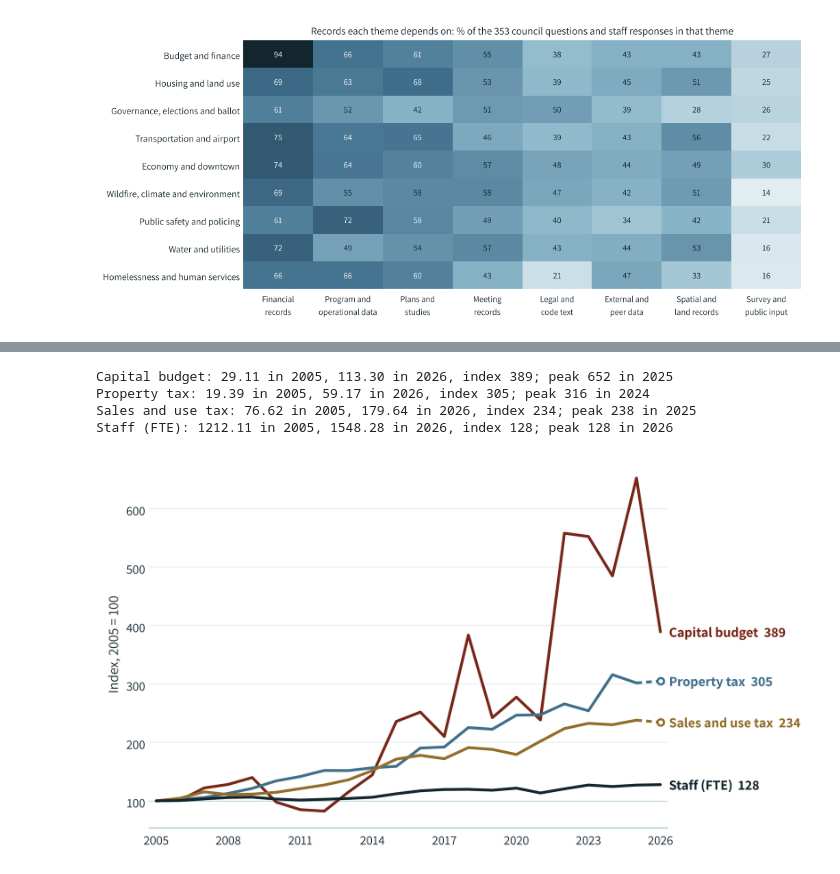
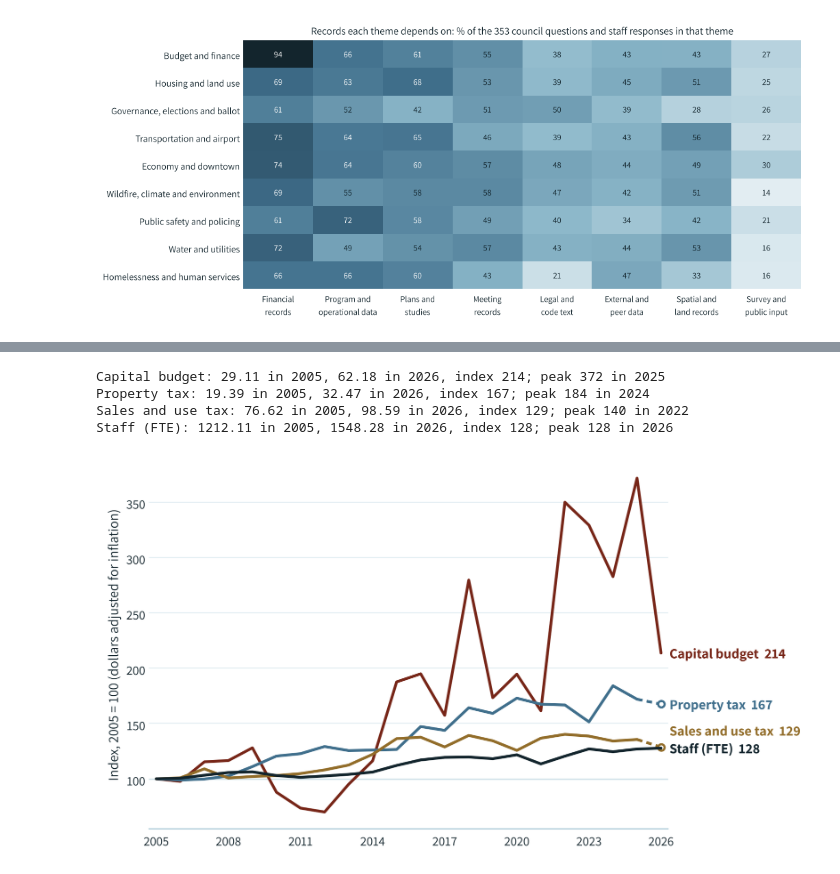
Before and after one commit to CUPIDS-Lab/city-of-boulder, a Jupyter notebook: 2026-10-21-ett/code/long-data-analysis.ipynb, the cells around one changed output, grey strips where cells are left out. Cells and saved outputs as stored; diff of their text form; code cells hidden in the pictures.

```diff
--- a/2026-10-21-ett/code/long-data-analysis.ipynb
+++ b/2026-10-21-ett/code/long-data-analysis.ipynb
@@ -383,0 +386,22 @@ So 2005 is the base year, the first with all four series, and each series is div
+# %%
+CPI_FILE = Path("denver-cpi.csv")
+if PULL_LIVE:
+    request = urllib.request.Request("https://download.bls.gov/pub/time.series/cu/cu.data.1.AllItems",
+                                     headers={"User-Agent": "WebDataScience/1.0 (brian.keegan@colorado.edu)"})
+    rows = [line.split("\t") for line in urllib.request.urlopen(request, timeout=300).read().decode().splitlines()[1:]]
+    # Keep the two Denver series; BLS writes "-" for a value it hasn't published
+    denver = [r for r in rows if r[0].strip() in ("CUUSS48BSA0", "CUURS48BSA0") and r[3].strip() != "-"]
+    bls = pd.DataFrame([[r[0].strip(), int(r[1]), r[2].strip(), float(r[3])] for r in denver], columns=["series", "year", "period", "value"])
+    # Annual averages from the semiannual series, which covers every year
+    annual = bls[(bls.series == "CUUSS48BSA0") & (bls.period == "S03")].set_index("year").value
+    # The latest year, which has no annual average yet: the mean of its bimonthly readings so far
+    bimonthly = bls[(bls.series == "CUURS48BSA0") & bls.period.str.match(r"M(0[1-9]|1[0-2])")]
+    for year, readings in bimonthly.groupby("year"):
+        if year > annual.index.max():
+            annual.loc[year] = readings.value.mean()
+            print(f"{year}: mean of {len(readings)} bimonthly readings so far ({', '.join(readings.period)})")
+    cpi = annual.sort_index().rename("cpi")
+    cpi.to_frame().to_csv(CPI_FILE)
+else:
+    cpi = pd.read_csv(CPI_FILE, index_col="year").cpi
+print(cpi.loc[2005:].round(3).to_string())
@@ -389,40 +431,49 @@ SERIES = [("budget_capital", "Capital budget", RED_ROCKS_RUST), ("property_tax_r
           ("salesuse_total", "Sales and use tax", BUFFALO_BRONZE), ("staffing_fte", "Staff (FTE)", WINTER_NIGHT)]
 
 wide = pd.read_csv(BUDGET_CSV).set_index("year").loc[BASE_YEAR:LAST_YEAR]
+ends = []  # each line's last value, label, and color, labeled after all lines are drawn
 fig, ax = plt.subplots(figsize=(9.6, 5.4), dpi=200, facecolor="white")
 for column, label_text, color in SERIES:
     values = wide[column]
     assert values.notna().all(), f"{column} has a gap between {BASE_YEAR} and {LAST_YEAR}"
+    if column != "staffing_fte":
+        values = values * cpi.loc[BASE_YEAR] / cpi.loc[values.index]  # constant 2005 dollars
     index = values / values.loc[BASE_YEAR] * 100
     # Years that are collections draw solid; a final budget year draws dashed, with an open marker
     basis = wide[column + "_basis"]
     closed = basis == "actual" if (basis == "actual").any() else basis.notna()
     ax.plot(index.index[closed], index[closed], color=color, linewidth=2.6, solid_capstyle="round")
     if not closed.all():
         start = index.index[closed][-1]
         ax.plot(index.loc[start:].index, index.loc[start:], color=color, linewidth=2.6, linestyle=(0, (2, 1.5)))
         ax.plot(index.index[~closed], index[~closed], "o", color=color, markerfacecolor="white", markersize=6, markeredgewidth=2)
-    ax.annotate(f"{label_text}  {index.iloc[-1]:.0f}", (index.index[-1], index.iloc[-1]), xytext=(8, 0),
-                textcoords="offset points", va="center", fontsize=13, color=color, fontweight="bold")
+    ends.append((index.iloc[-1], f"{label_text}  {index.iloc[-1]:.0f}", color))
     print(f"{label_text}: {values.loc[BASE_YEAR]:.2f} in {BASE_YEAR}, {values.iloc[-1]:.2f} in {LAST_YEAR}, "
           f"index {index.iloc[-1]:.0f}; peak {index.max():.0f} in {index.idxmax()}")
 
+# Label each line at its right end; labels closer than GAP index points are pushed apart, upward, so none overlap
+GAP, placed = 16, []
+for value, text, color in sorted(ends):
+    y = max(value, placed[-1] + GAP) if placed else value
+    placed.append(y)
+    ax.annotate(text, (LAST_YEAR, value), xytext=(LAST_YEAR + 0.35, y), textcoords="data",
+                va="center", fontsize=13, color=color, fontweight="bold")
 ax.axhline(100, color=BETASSO_BLUE, linewidth=1, zorder=0)
 ax.set_xlim(BASE_YEAR - 0.3, LAST_YEAR + 0.3)
 ax.set_xticks(range(BASE_YEAR, LAST_YEAR + 1, 3))
-ax.set_ylabel(f"Index, {BASE_YEAR} = 100", fontsize=13)
+ax.set_ylabel(f"Index, {BASE_YEAR} = 100 (dollars adjusted for inflation)", fontsize=13)
 ax.tick_params(labelsize=12, length=0)
 ax.grid(axis="y", color=GLACIER_BLUE, linewidth=0.8)
 ax.set_axisbelow(True)
 for side in ("top", "right", "left"):
     ax.spines[side].set_visible(False)
 ax.spines["bottom"].set_color(BETASSO_BLUE)
 # No footnote in the image: the slide states the bases and the source, at a size the room can read
 fig.subplots_adjust(left=0.08, right=0.78, top=0.96, bottom=0.08)
 fig.savefig(IMG / "budget-index.png", facecolor="white")
 # %% [output]
-Capital budget: 29.11 in 2005, 113.30 in 2026, index 389; peak 652 in 2025
-Property tax: 19.39 in 2005, 59.17 in 2026, index 305; peak 316 in 2024
-Sales and use tax: 76.62 in 2005, 179.64 in 2026, index 234; peak 238 in 2025
+Capital budget: 29.11 in 2005, 62.18 in 2026, index 214; peak 372 in 2025
+Property tax: 19.39 in 2005, 32.47 in 2026, index 167; peak 184 in 2024
+Sales and use tax: 76.62 in 2005, 98.59 in 2026, index 129; peak 140 in 2022
 Staff (FTE): 1212.11 in 2005, 1548.28 in 2026, index 128; peak 128 in 2026
-[figure, old version]
+[figure, new version]
```
Also changed, not shown: parts of 3 cells of this notebook, 9 other files.
